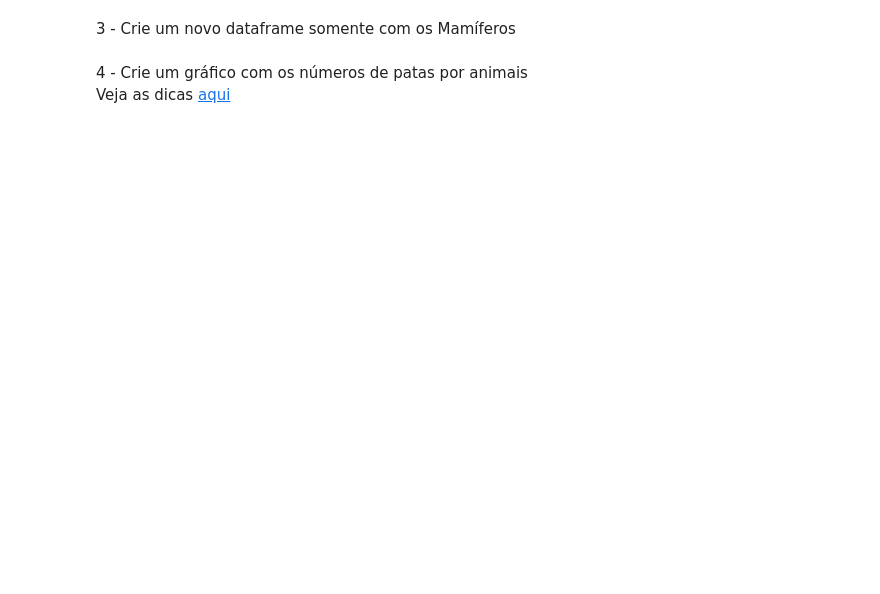
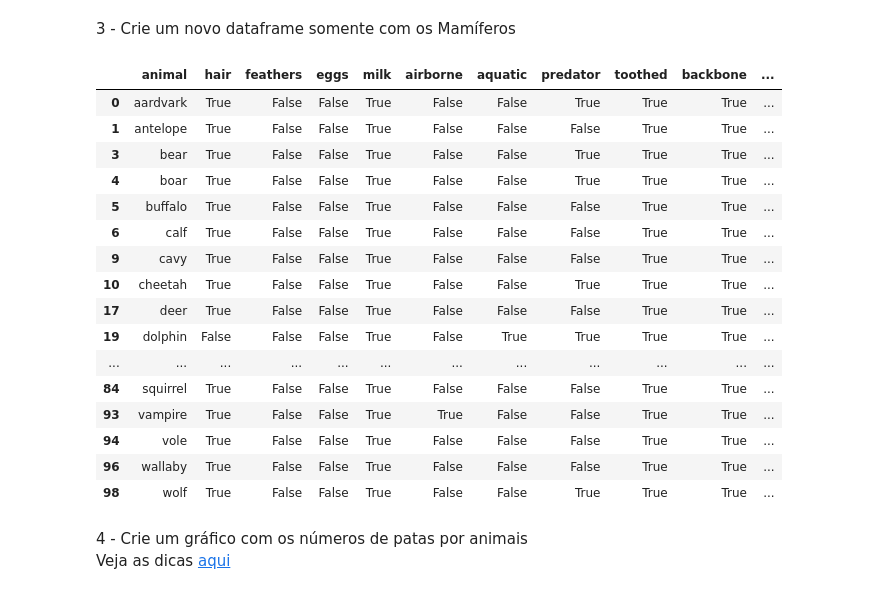
Before and after one commit to FGV-EMAp/FGV_Programming_Languages, a Jupyter notebook: Python/Exercicios/Exercicios_Revisao_A2.ipynb, the cells around one changed output. Drawn from its saved outputs; the diff is of its cells as text; code cells hidden in the pictures; blank space fills up the shorter version.

```diff
--- a/Python/Exercicios/Exercicios_Revisao_A2.ipynb
+++ b/Python/Exercicios/Exercicios_Revisao_A2.ipynb
@@ -41,5 +89,25 @@ Veja as dicas [aqui](https://pandas.pydata.org/pandas-docs/stable/generated/pand
 # %% [markdown]
 3 - Crie um novo dataframe somente com os Mamíferos
+# %%
+df_zoo[df_zoo.type == 'mammal']
+# %% [output]
+|  | animal | hair | feathers | eggs | milk | airborne | aquatic | predator | toothed | backbone | ... |
+| 0 | aardvark | True | False | False | True | False | False | True | True | True | ... |
+| 1 | antelope | True | False | False | True | False | False | False | True | True | ... |
+| 3 | bear | True | False | False | True | False | False | True | True | True | ... |
+| 4 | boar | True | False | False | True | False | False | True | True | True | ... |
+| 5 | buffalo | True | False | False | True | False | False | False | True | True | ... |
+| 6 | calf | True | False | False | True | False | False | False | True | True | ... |
+| 9 | cavy | True | False | False | True | False | False | False | True | True | ... |
+| 10 | cheetah | True | False | False | True | False | False | True | True | True | ... |
+| 17 | deer | True | False | False | True | False | False | False | True | True | ... |
+| 19 | dolphin | False | False | False | True | False | True | True | True | True | ... |
+| ... | ... | ... | ... | ... | ... | ... | ... | ... | ... | ... | ... |
+| 84 | squirrel | True | False | False | True | False | False | False | True | True | ... |
+| 93 | vampire | True | False | False | True | True | False | False | True | True | ... |
+| 94 | vole | True | False | False | True | False | False | False | True | True | ... |
+| 96 | wallaby | True | False | False | True | False | False | False | True | True | ... |
+| 98 | wolf | True | False | False | True | False | False | True | True | True | ... |
 # %% [markdown]
 4 - Crie um gráfico com os números de patas por animais
 Veja as dicas [aqui](https://pandas.pydata.org/pandas-docs/version/0.22/generated/pandas.DataFrame.plot.html)
```
Also changed, not shown: parts of 14 cells of this notebook.
